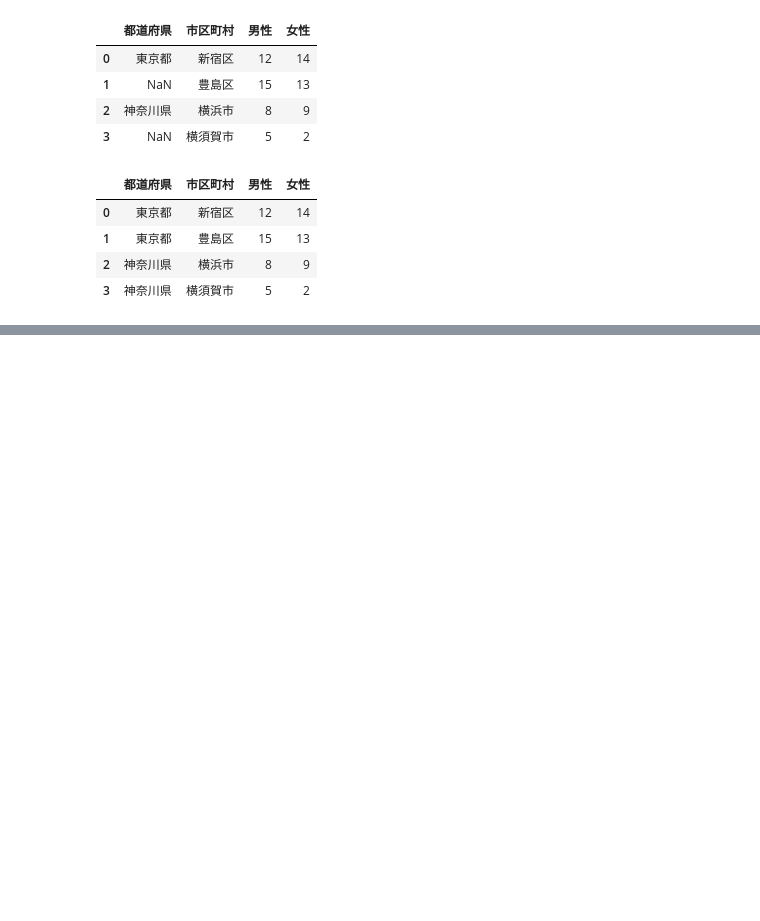
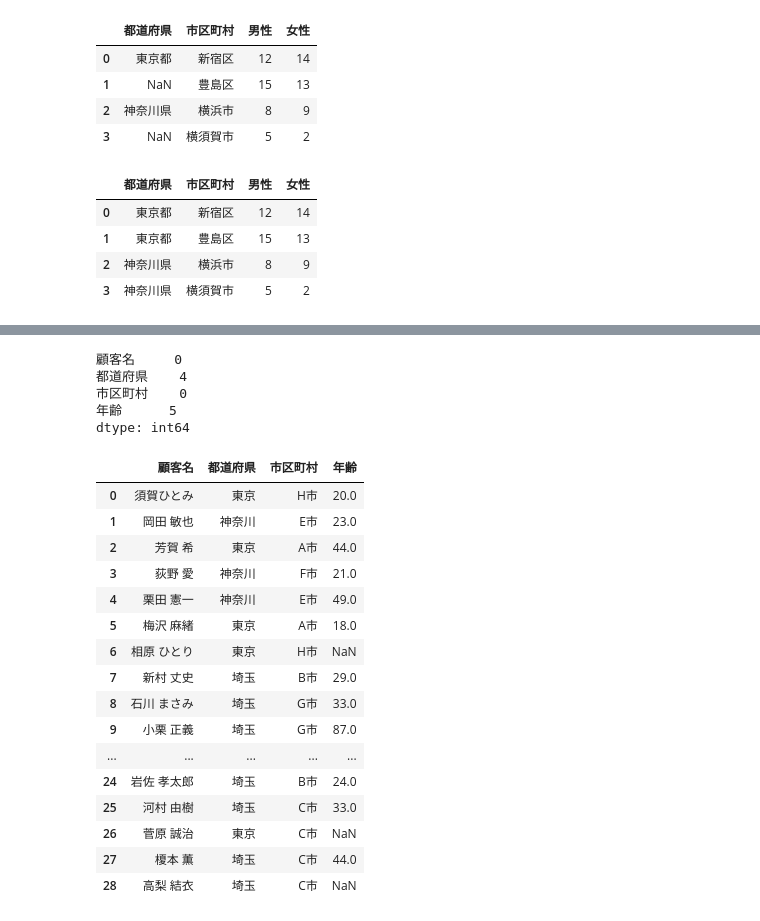
Before and after one commit to ginmaruGH/python-practical-data-analysis-100knocks, a Jupyter notebook: ch12/ch12.ipynb, the cells around one changed output, grey strips where cells are left out. Cells and saved outputs as stored; diff of their text form; code cells hidden in the pictures; blank space fills up the shorter version.

```diff
--- a/ch12/ch12.ipynb
+++ b/ch12/ch12.ipynb
@@ -100,0 +431,43 @@ output_data.to_csv("12-1_out.csv", index=False)
+# %%
+output_data = input_data.copy()
+output_data.isnull().sum()
+# %% [output]
+顧客名     0
+都道府県    4
+市区町村    0
+年齢      5
+dtype: int64
+# %%
+# 都道府県の欠損データを補完する
+# 同じ市区町村から補完する
+target_div = output_data.loc[output_data["都道府県"].isnull(), "市区町村"]
+for division in target_div:
+    output_data.loc[
+        (output_data["都道府県"].isnull()) &
+        (output_data["市区町村"] == division),
+        "都道府県"
+    ] = output_data.loc[
+        ~(output_data["都道府県"].isnull()) &
+        (output_data["市区町村"] == division),
+        "都道府県"
+    ].unique()[0]
+
+display(output_data)
+# %% [output]
+|  | 顧客名 | 都道府県 | 市区町村 | 年齢 |
+| 0 | 須賀ひとみ | 東京 | H市 | 20.0 |
+| 1 | 岡田 敏也 | 神奈川 | E市 | 23.0 |
+| 2 | 芳賀 希 | 東京 | A市 | 44.0 |
+| 3 | 荻野 愛 | 神奈川 | F市 | 21.0 |
+| 4 | 栗田 憲一 | 神奈川 | E市 | 49.0 |
+| 5 | 梅沢 麻緒 | 東京 | A市 | 18.0 |
+| 6 | 相原 ひとり | 東京 | H市 | NaN |
+| 7 | 新村 丈史 | 埼玉 | B市 | 29.0 |
+| 8 | 石川 まさみ | 埼玉 | G市 | 33.0 |
+| 9 | 小栗 正義 | 埼玉 | G市 | 87.0 |
+| ... | ... | ... | ... | ... |
+| 24 | 岩佐 孝太郎 | 埼玉 | B市 | 24.0 |
+| 25 | 河村 由樹 | 埼玉 | C市 | 33.0 |
+| 26 | 菅原 誠治 | 東京 | C市 | NaN |
+| 27 | 榎本 薫 | 埼玉 | C市 | 44.0 |
+| 28 | 高梨 結衣 | 埼玉 | C市 | NaN |
```
Also changed, not shown: parts of 55 cells of this notebook, 14 other files.
